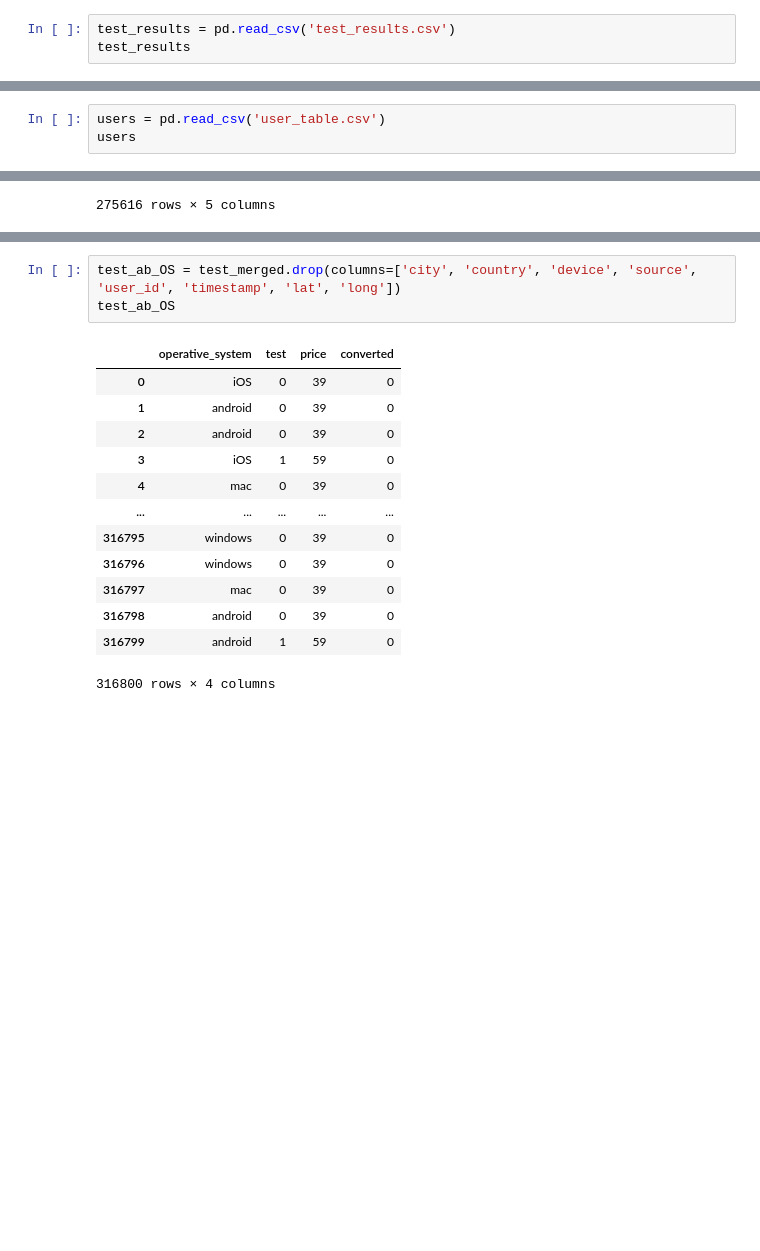
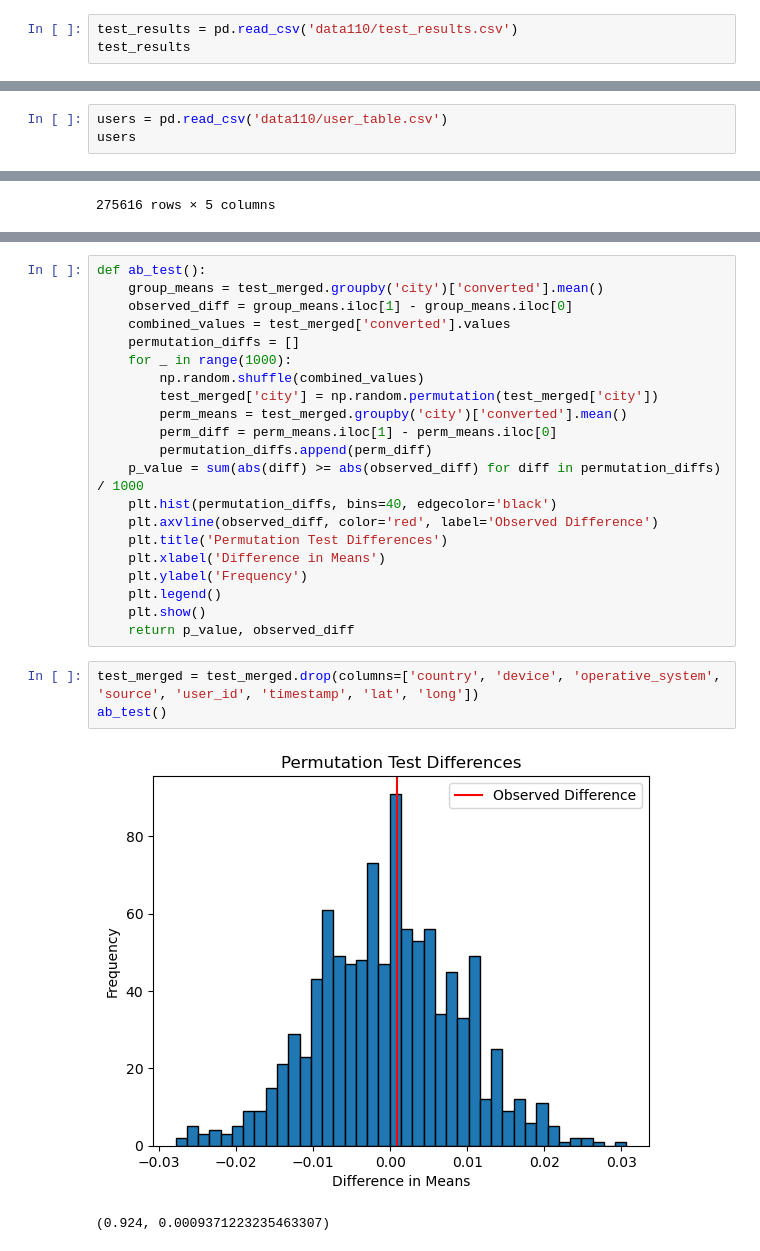
Before and after one commit to DYYasUNCStudent/DATA110, a Jupyter notebook: Final Project/price.ipynb, the cells around one changed output, grey strips where cells are left out. Saved outputs shown, nothing was run; the diff lists cells and outputs as text; blank space fills up the shorter version.

```diff
--- a/Final Project/price.ipynb
+++ b/Final Project/price.ipynb
@@ -3,7 +3,7 @@ import pandas as pd
 import numpy as np
 import matplotlib.pyplot as plt
 # %%
-test_results = pd.read_csv('test_results.csv')
+test_results = pd.read_csv('data110/test_results.csv')
 test_results
 # %% [output]
 |  | user_id | timestamp | source | device | operative_system | test | price | converted |
@@ -20,7 +20,7 @@ test_results
 | 316799 | 832372 | 2015-03-08 17:12:33 | ads_facebook | mobile | android | 1 | 59 | 0 |
 316800 rows × 8 columns
 # %%
-users = pd.read_csv('user_table.csv')
+users = pd.read_csv('data110/user_table.csv')
 users
 # %% [output]
 |  | user_id | city | country | lat | long |
@@ -54,20 +53,30 @@ test_merged
 | 316798 | 154636 | 2015-05-14 05:46:42 | friend_referral | mobile | android | 0 | 39 | 0 | Walnut Creek | USA | ... |
 | 316799 | 832372 | 2015-03-08 17:12:33 | ads_facebook | mobile | android | 1 | 59 | 0 | Chicago | USA | ... |
 316800 rows × 12 columns
+# %%
+def ab_test():
+    group_means = test_merged.groupby('city')['converted'].mean()
+    observed_diff = group_means.iloc[1] - group_means.iloc[0]
+    combined_values = test_merged['converted'].values
+    permutation_diffs = []
+    for _ in range(1000):
+        np.random.shuffle(combined_values)
+        test_merged['city'] = np.random.permutation(test_merged['city'])
+        perm_means = test_merged.groupby('city')['converted'].mean()
+        perm_diff = perm_means.iloc[1] - perm_means.iloc[0]
+        permutation_diffs.append(perm_diff)
+    p_value = sum(abs(diff) >= abs(observed_diff) for diff in permutation_diffs) / 1000
+    plt.hist(permutation_diffs, bins=40, edgecolor='black')
+    plt.axvline(observed_diff, color='red', label='Observed Difference')
+    plt.title('Permutation Test Differences')
+    plt.xlabel('Difference in Means')
+    plt.ylabel('Frequency')
+    plt.legend()
+    plt.show()
+    return p_value, observed_diff
 # %%
-test_ab_OS = test_merged.drop(columns=['city', 'country', 'device', 'source', 'user_id', 'timestamp', 'lat', 'long'])
-test_ab_OS
+test_merged = test_merged.drop(columns=['country', 'device', 'operative_system', 'source', 'user_id', 'timestamp', 'lat', 'long'])
+ab_test()
 # %% [output]
-|  | operative_system | test | price | converted |
-| 0 | iOS | 0 | 39 | 0 |
-| 1 | android | 0 | 39 | 0 |
-| 2 | android | 0 | 39 | 0 |
-| 3 | iOS | 1 | 59 | 0 |
-| 4 | mac | 0 | 39 | 0 |
-| ... | ... | ... | ... | ... |
-| 316795 | windows | 0 | 39 | 0 |
-| 316796 | windows | 0 | 39 | 0 |
-| 316797 | mac | 0 | 39 | 0 |
-| 316798 | android | 0 | 39 | 0 |
-| 316799 | android | 1 | 59 | 0 |
+[figure, added]
-316800 rows × 4 columns
+(0.924, 0.0009371223235463307)
```
Also changed, not shown: parts of 3 cells of this notebook.
